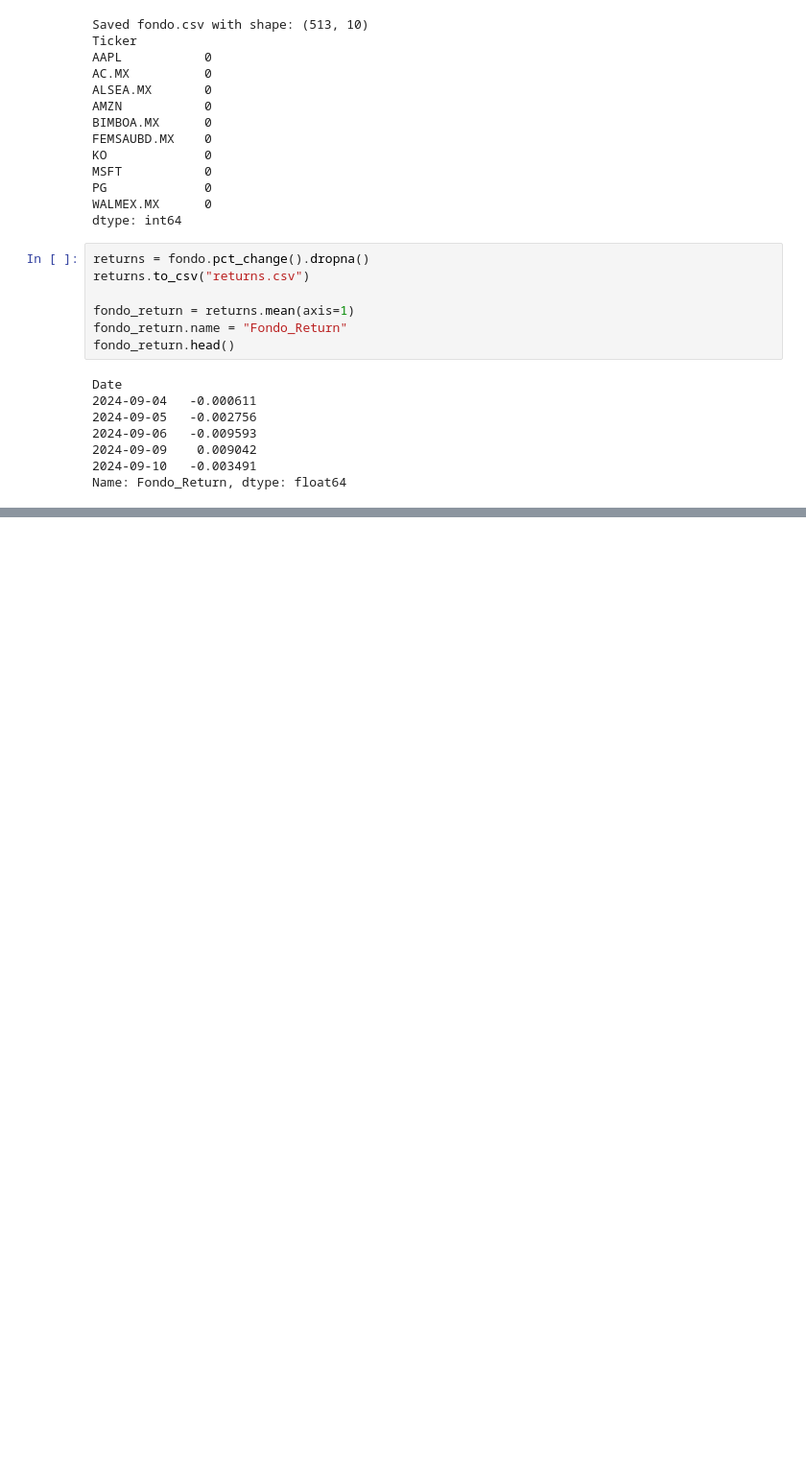
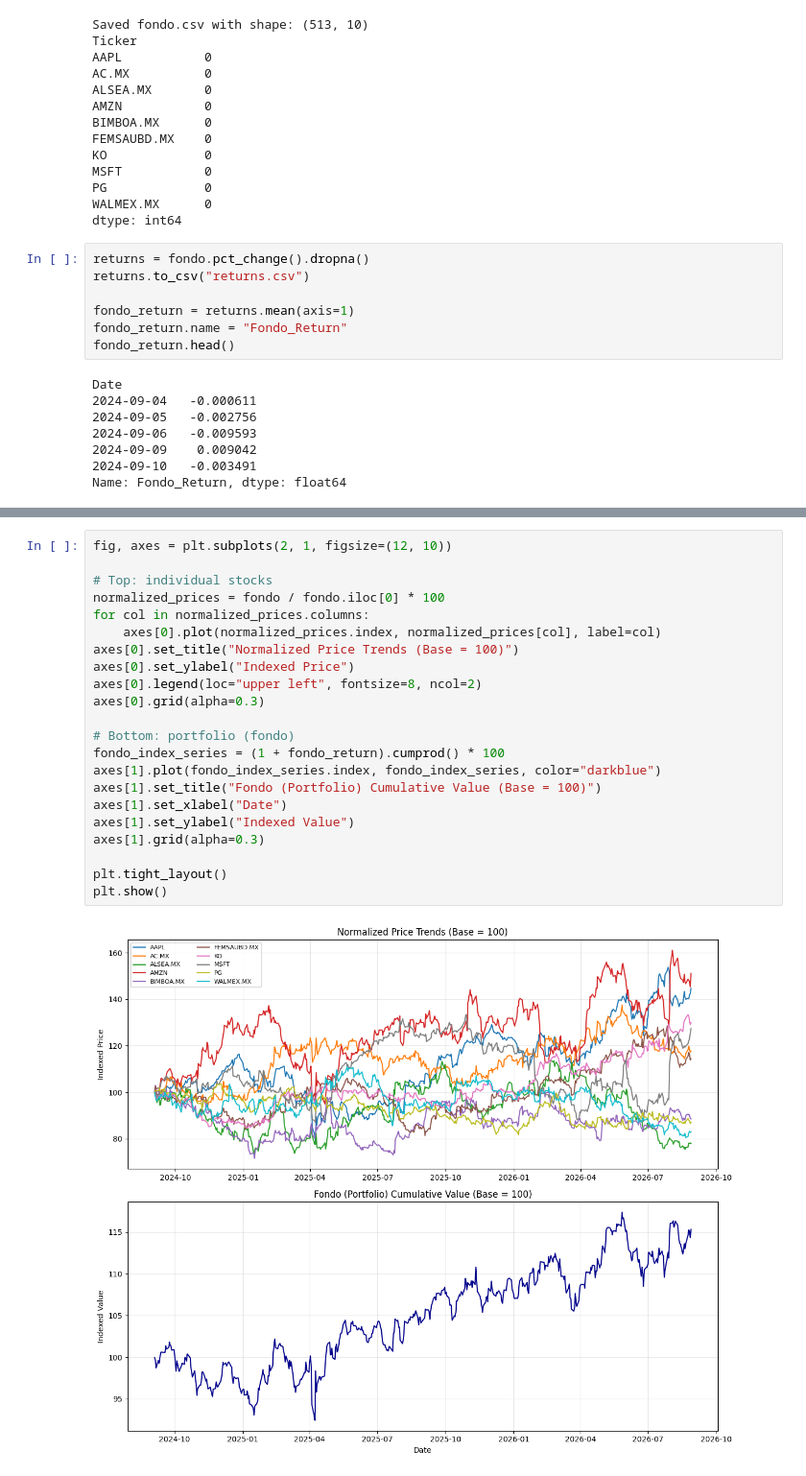
Before and after one commit to a00841144/Algorithms_Course_Repository_K, a Jupyter notebook: exercises/TEAMEVIDENCE_1.ipynb, the cells around one changed output, grey strips where cells are left out. Shown at 96% size. Drawn from its saved outputs; the diff is of its cells as text; blank space fills up the shorter version.

```diff
--- a/exercises/TEAMEVIDENCE_1.ipynb
+++ b/exercises/TEAMEVIDENCE_1.ipynb
@@ -104,0 +173,24 @@ macro_returns_lagged.head()
+# %%
+fig, axes = plt.subplots(2, 1, figsize=(12, 10))
+
+# Top: individual stocks
+normalized_prices = fondo / fondo.iloc[0] * 100
+for col in normalized_prices.columns:
+    axes[0].plot(normalized_prices.index, normalized_prices[col], label=col)
+axes[0].set_title("Normalized Price Trends (Base = 100)")
+axes[0].set_ylabel("Indexed Price")
+axes[0].legend(loc="upper left", fontsize=8, ncol=2)
+axes[0].grid(alpha=0.3)
+
+# Bottom: portfolio (fondo)
+fondo_index_series = (1 + fondo_return).cumprod() * 100
+axes[1].plot(fondo_index_series.index, fondo_index_series, color="darkblue")
+axes[1].set_title("Fondo (Portfolio) Cumulative Value (Base = 100)")
+axes[1].set_xlabel("Date")
+axes[1].set_ylabel("Indexed Value")
+axes[1].grid(alpha=0.3)
+
+plt.tight_layout()
+plt.show()
+# %% [output]
+[figure, added]
```
Also changed, not shown: parts of 7 cells of this notebook, 4 other files.
